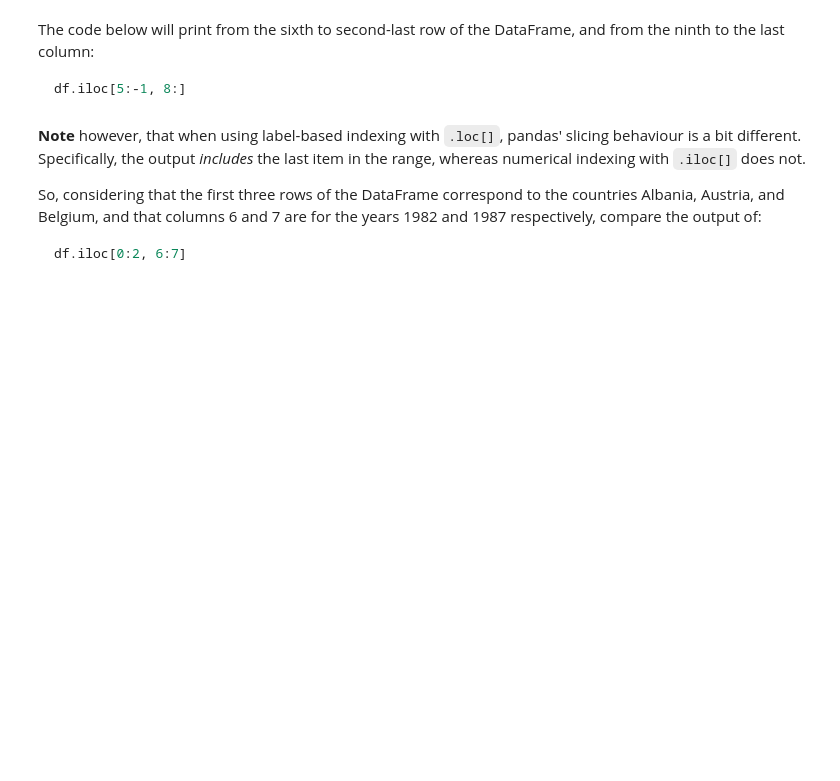
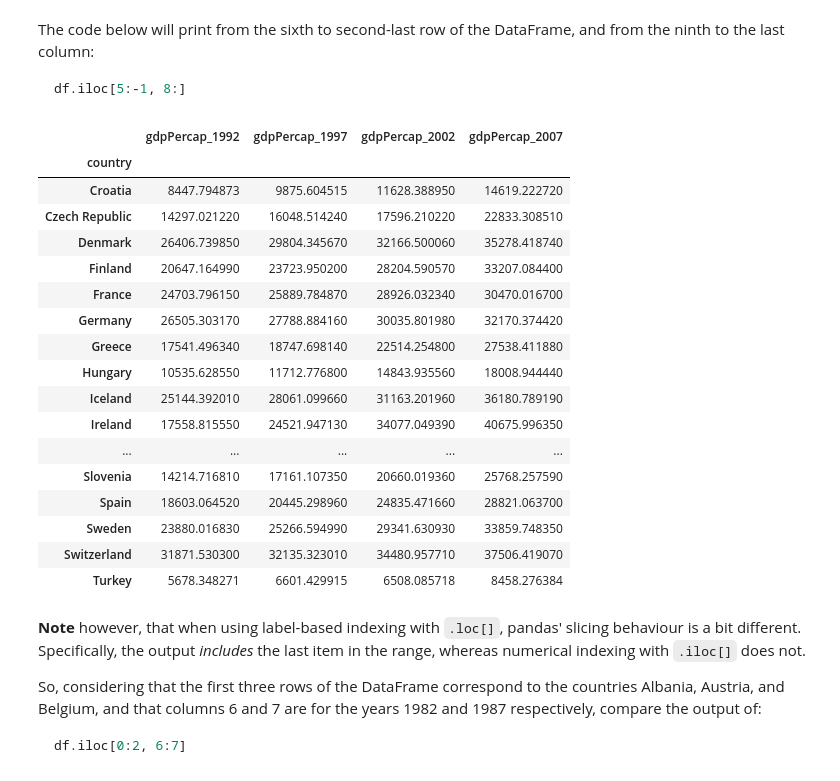
Before and after one commit to neurolawal/python_intro, a Jupyter notebook: 08 - pandas DataFrames/pandas-dataframes.ipynb, the cells around one changed output. Drawn from its saved outputs; the diff is of its cells as text; code cells hidden in the pictures; blank space fills up the shorter version.

```diff
--- a/08 - pandas DataFrames/pandas-dataframes.ipynb
+++ b/08 - pandas DataFrames/pandas-dataframes.ipynb
@@ -382,6 +382,27 @@ The code below will print from the sixth to second-last row of the DataFrame, an
 ~~~python
 df.iloc[5:-1, 8:]
 ~~~
+# %%
+df.iloc[5:-1, 8:]
+# %% [output]
+|  | gdpPercap_1992 | gdpPercap_1997 | gdpPercap_2002 | gdpPercap_2007 |
+| country |  |  |  |  |
+| Croatia | 8447.794873 | 9875.604515 | 11628.388950 | 14619.222720 |
+| Czech Republic | 14297.021220 | 16048.514240 | 17596.210220 | 22833.308510 |
+| Denmark | 26406.739850 | 29804.345670 | 32166.500060 | 35278.418740 |
+| Finland | 20647.164990 | 23723.950200 | 28204.590570 | 33207.084400 |
+| France | 24703.796150 | 25889.784870 | 28926.032340 | 30470.016700 |
+| Germany | 26505.303170 | 27788.884160 | 30035.801980 | 32170.374420 |
+| Greece | 17541.496340 | 18747.698140 | 22514.254800 | 27538.411880 |
+| Hungary | 10535.628550 | 11712.776800 | 14843.935560 | 18008.944440 |
+| Iceland | 25144.392010 | 28061.099660 | 31163.201960 | 36180.789190 |
+| Ireland | 17558.815550 | 24521.947130 | 34077.049390 | 40675.996350 |
+| ... | ... | ... | ... | ... |
+| Slovenia | 14214.716810 | 17161.107350 | 20660.019360 | 25768.257590 |
+| Spain | 18603.064520 | 20445.298960 | 24835.471660 | 28821.063700 |
+| Sweden | 23880.016830 | 25266.594990 | 29341.630930 | 33859.748350 |
+| Switzerland | 31871.530300 | 32135.323010 | 34480.957710 | 37506.419070 |
+| Turkey | 5678.348271 | 6601.429915 | 6508.085718 | 8458.276384 |
 # %% [markdown]
 **Note** however, that when using label-based indexing with `.loc[]`, pandas' slicing behaviour is a bit different. Specifically, the output *includes* the last item in the range, whereas numerical indexing with `.iloc[]` does not.
 
```
Also changed, not shown: parts of 5 cells of this notebook.
